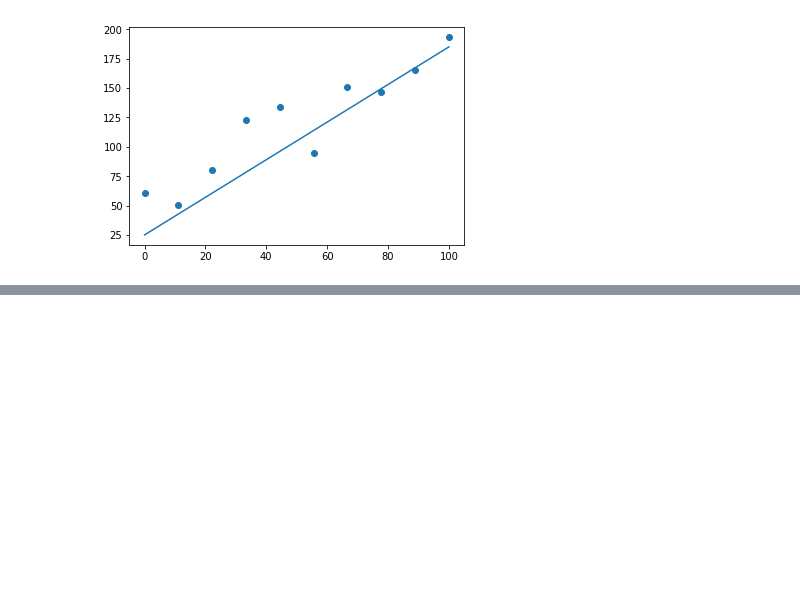
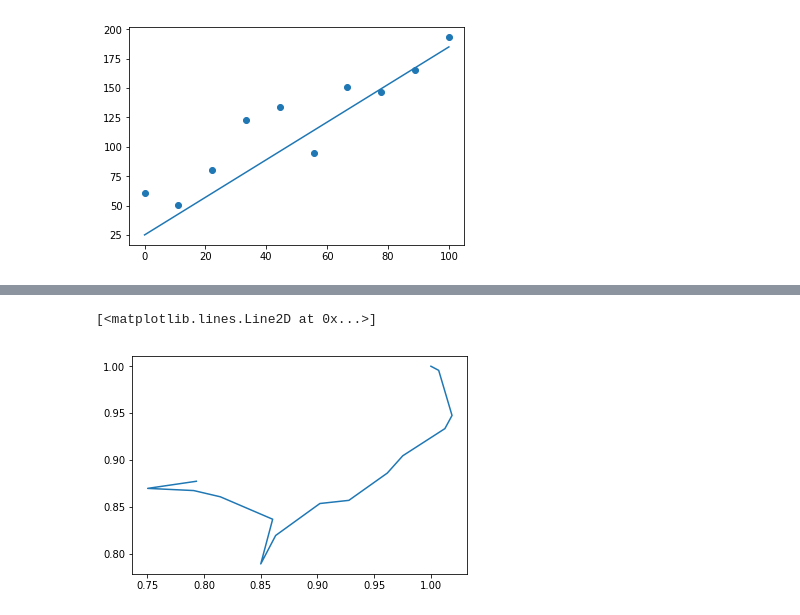
Before and after one commit to jespitiaa/fisi2026, a Jupyter notebook: hw12-jsespitia/ultimaclase.ipynb, the cells around one changed output, grey strips where cells are left out. Cells and saved outputs as stored; diff of their text form; code cells hidden in the pictures; blank space fills up the shorter version.

```diff
--- a/hw12-jsespitia/ultimaclase.ipynb
+++ b/hw12-jsespitia/ultimaclase.ipynb
@@ -17,7 +17,7 @@ scatter(x,y_obs)
 def log_likelihood(a,b):
     y = a*x + b
     chi2 = 0
-    for i in range(y.shape(0)):
+    for i in range(y.shape[0]):
         chi2 = (y[i] - y_obs[i])**2/n**2
     return chi2
 # %%
@@ -29,3 +29,22 @@ def plot_adjust(a,b):
 plot_adjust(1.6,25)
 # %% [output]
 [figure]
+# %%
+m0=1
+b0=1
+walk = [[m0,b0]]
+# %%
+for i in range(100):
+    mant = walk[-1][0]
+    bant = walk[-1][1]
+    mn = mant + (np.random.rand()-0.5) * 0.1
+    bn = bant + (np.random.rand()-0.5) * 0.1
+
+    alpha = exp(-log_likelihood(mn,bn))/exp(-log_likelihood(mant,bant))
+    print(alpha)
+
+    if(alpha >= 1):
+        walk.append([mn,bn])
+    else:
+        walk.append([mant,bant])
+    print(mn, bn)
@@ -31,0 +72,3 @@ plot_adjust(1.6,25)
+# %%
+walk = array(walk)
+print (walk)
@@ -31,0 +93,5 @@ plot_adjust(1.6,25)
+# %%
+plot( walk[:,1],walk[:,0])
+# %% [output]
+[<matplotlib.lines.Line2D at 0x...>]
+[figure, added]
```
Also changed, not shown: parts of 3 cells of this notebook, 1 other file.
